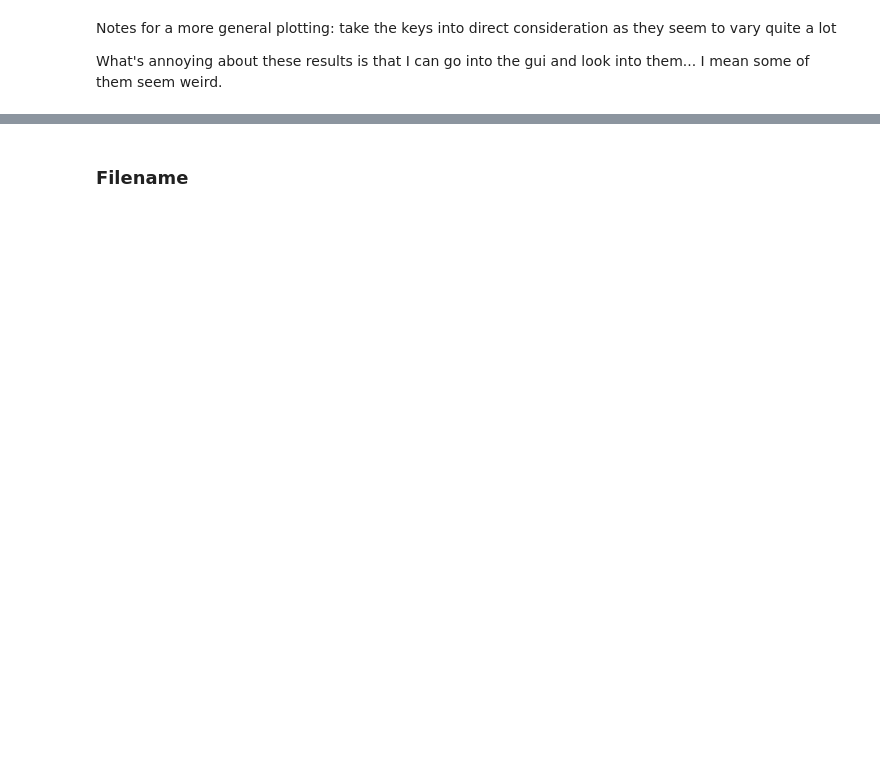
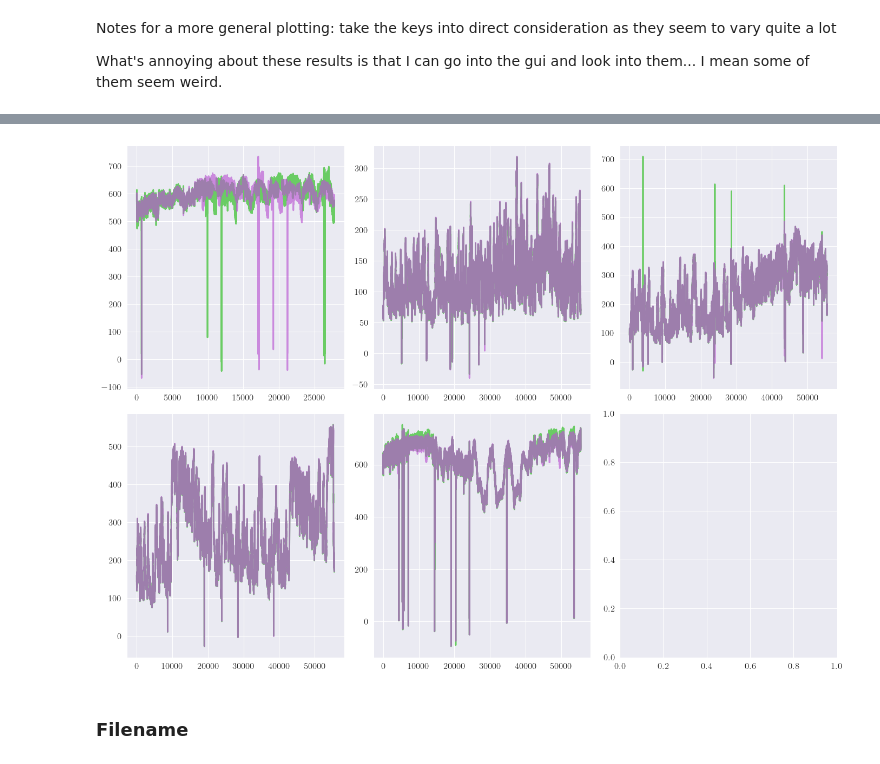
Before and after one commit to EirikSP/MouseProjectGH, a Jupyter notebook: analyse/annalyse.ipynb, the cells around one changed output, grey strips where cells are left out. Drawn from its saved outputs; the diff is of its cells as text; code cells hidden in the pictures; blank space fills up the shorter version.

```diff
--- a/analyse/annalyse.ipynb
+++ b/analyse/annalyse.ipynb
@@ -454,3 +459,7 @@ What's annoying about these results is that I can go into the gui and look into
+# %%
+compare_results('/Volumes/T7/ING71_MEC_230309/AVI')
+# %% [output]
+[figure, added]
 # %% [markdown]
 ### Filename
 # %%
```
Also changed, not shown: parts of 23 cells of this notebook.
